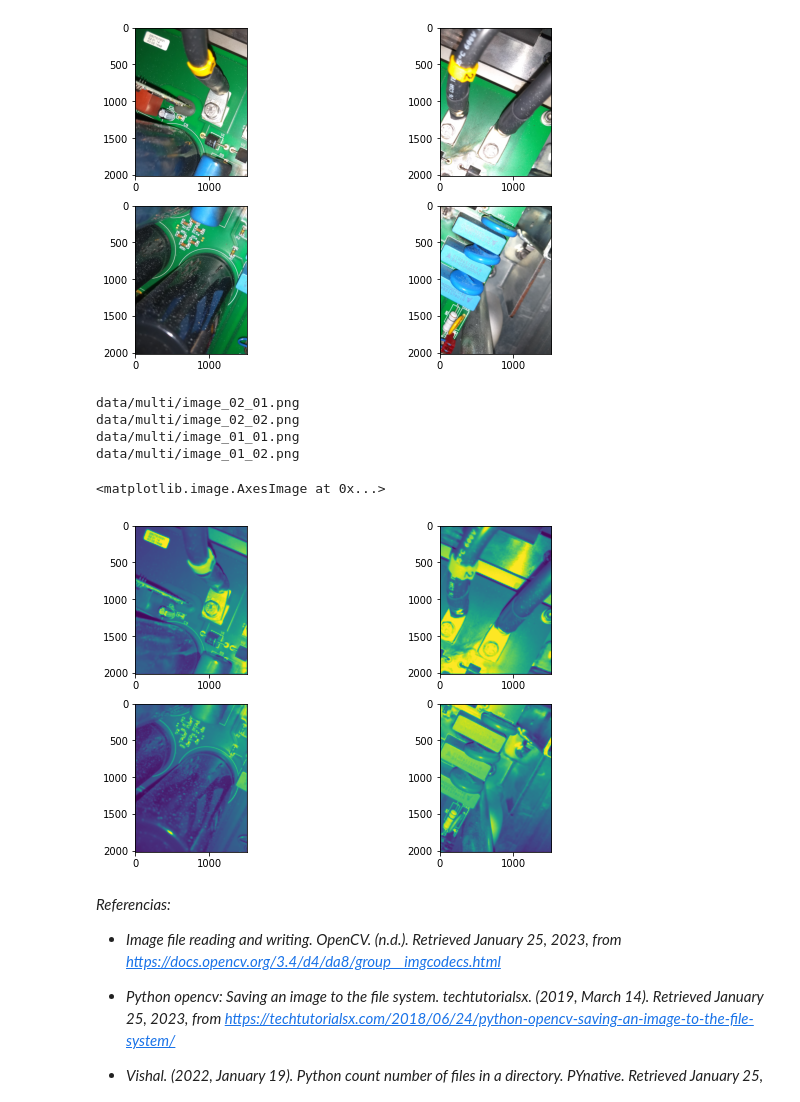
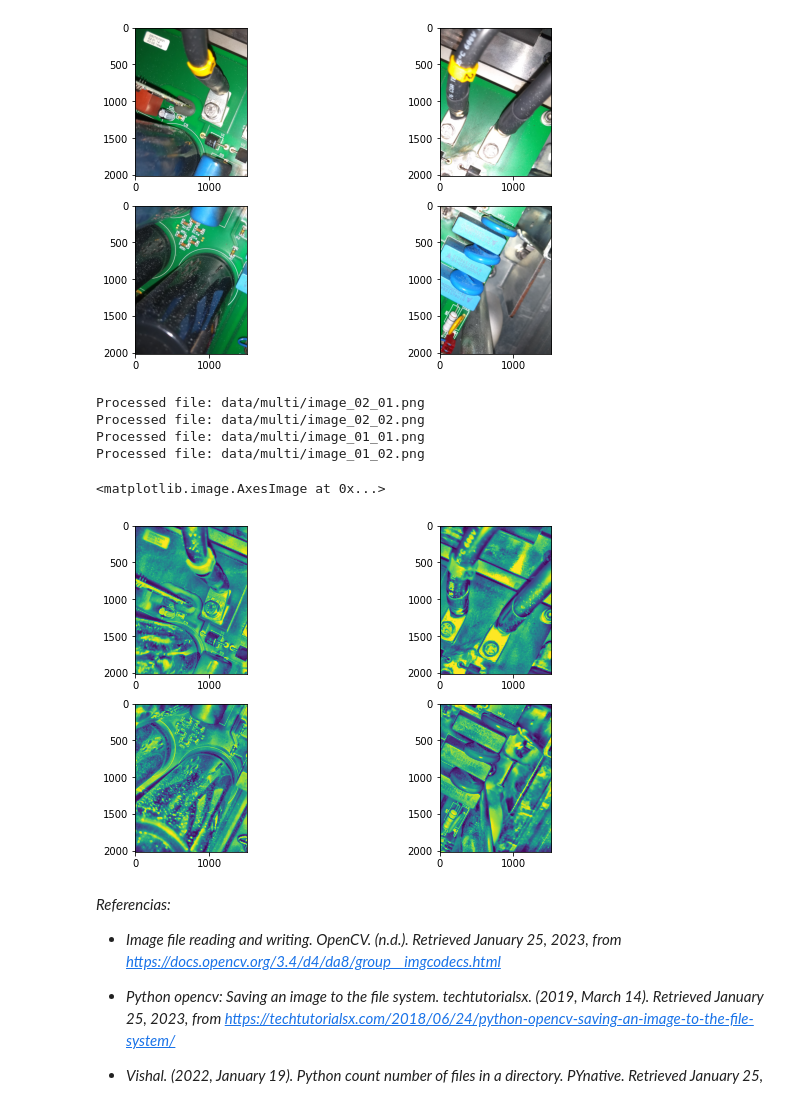
Before and after one commit to PosgradoMNA/actividades-de-aprendizaje-A01793546-Ariel-Corral-Leon, a Jupyter notebook: 2_6_Google_Colab_2_image_enhancement.ipynb, the cells around one changed output. Drawn from its saved outputs; the diff is of its cells as text; code cells hidden in the pictures.

```diff
--- a/2_6_Google_Colab_2_image_enhancement.ipynb
+++ b/2_6_Google_Colab_2_image_enhancement.ipynb
@@ -228,39 +230,43 @@ plt.show()
 # %% [output]
 [figure]
 # %%
+#Procesamiento de imagen de todas las imagenes segmentadas (en formato PNG)
 pathfiles = "data/multi/*.png"
 img_number=1
 for file in glob.glob(pathfiles):
-  print(file)
+  print("Processed file: "+file)
   img= cv2.imread(file,0)
-  smoothed_image = img_as_ubyte(gaussian(img,sigma=5, mode='constant',cval=0.0))
-  cv2.imwrite("data/multi/Result"+str(img_number)+".png", smoothed_image)
+  clahe = cv2.createCLAHE()
+  cl1 = clahe.apply(img)
+  # im_rgb = cv2.cvtColor(cl1, cv2.COLOR_BGR2RGB)
+  cv2.imwrite("data/multi/Result"+str(img_number)+".jpg",cl1)
   img_number +=1
 # %% [output]
-data/multi/image_02_01.png
-data/multi/image_02_02.png
-data/multi/image_01_01.png
-data/multi/image_01_02.png
+Processed file: data/multi/image_02_01.png
+Processed file: data/multi/image_02_02.png
+Processed file: data/multi/image_01_01.png
+Processed file: data/multi/image_01_02.png
 # %%
 fig = plt.figure(figsize=(10, 6))
+
 plt.subplot(2,2,1)
-img = Image.open(f'data/multi/Result3.png')
+img = Image.open(f'data/multi/Result3.jpg')
 plt.imshow(img)
 
 plt.subplot(2,2,2)
-img = Image.open(f'data/multi/Result4.png')
+img = Image.open(f'data/multi/Result4.jpg')
 plt.imshow(img)
 
 plt.subplot(2,2,3)
-img = Image.open(f'data/multi/Result1.png')
+img = Image.open(f'data/multi/Result1.jpg')
 plt.imshow(img)
 
 plt.subplot(2,2,4)
-img = Image.open(f'data/multi/Result2.png')
+img = Image.open(f'data/multi/Result2.jpg')
 plt.imshow(img)
 # %% [output]
 <matplotlib.image.AxesImage at 0x...>
-[figure, old version]
+[figure, new version]
 # %% [markdown]
 *Referencias:*
 
```
Also changed, not shown: parts of 2 cells of this notebook.
